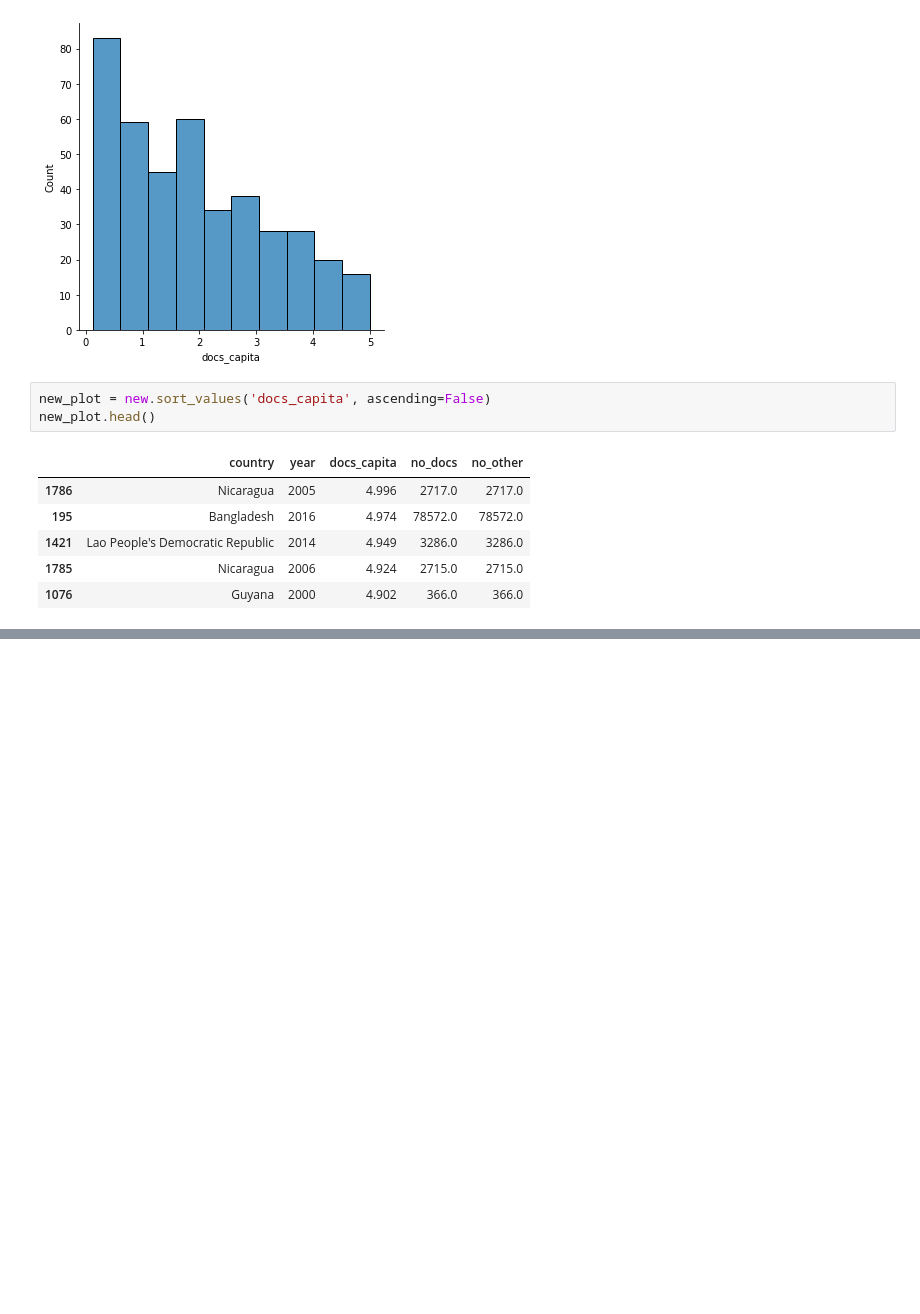
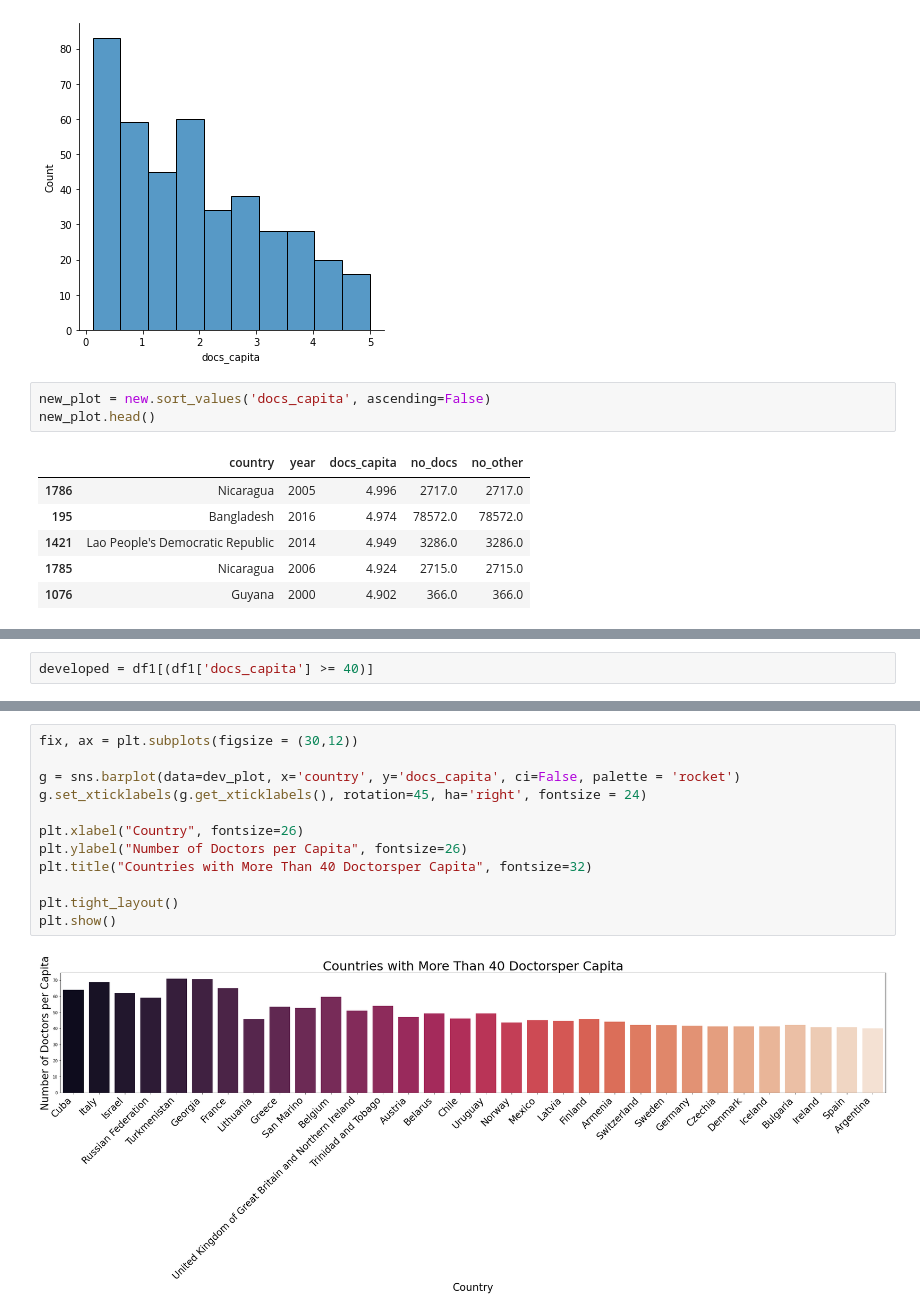
Before and after one commit to ozbunae/med_staff_data, a Jupyter notebook: World Wide Medical Staff.ipynb, the cells around one changed output, grey strips where cells are left out. Saved outputs shown, nothing was run; the diff lists cells and outputs as text; blank space fills up the shorter version.

```diff
--- a/World Wide Medical Staff.ipynb
+++ b/World Wide Medical Staff.ipynb
@@ -169,0 +185,2 @@ plt.show()
+# %%
+developed = df1[(df1['docs_capita'] >= 40)]
@@ -169,0 +193,14 @@ plt.show()
+# %%
+fix, ax = plt.subplots(figsize = (30,12))
+
+g = sns.barplot(data=dev_plot, x='country', y='docs_capita', ci=False, palette = 'rocket')
+g.set_xticklabels(g.get_xticklabels(), rotation=45, ha='right', fontsize = 24)
+
+plt.xlabel("Country", fontsize=26)
+plt.ylabel("Number of Doctors per Capita", fontsize=26)
+plt.title("Countries with More Than 40 Doctorsper Capita", fontsize=32)
+
+plt.tight_layout()
+plt.show()
+# %% [output]
+[figure, added]
```
Also changed, not shown: parts of 13 cells of this notebook.
